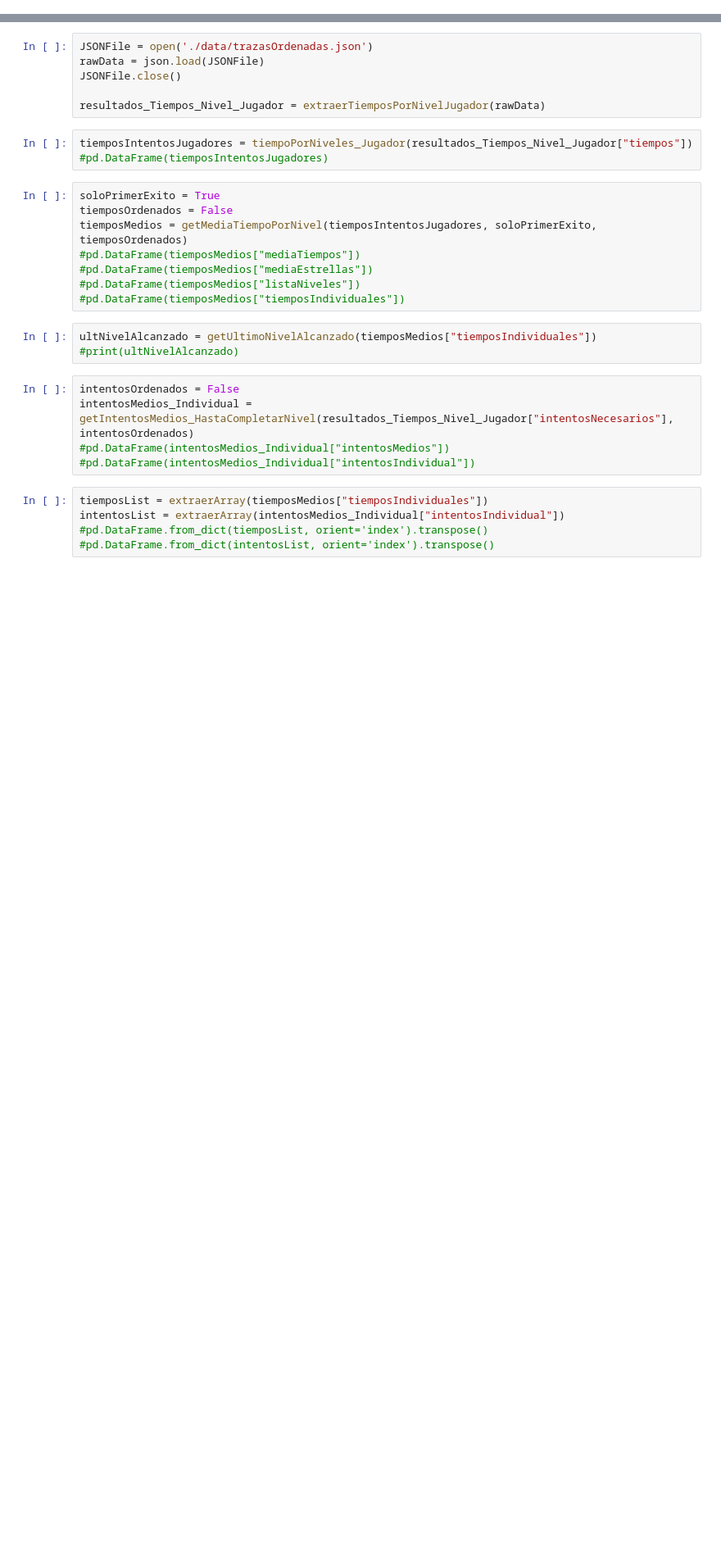
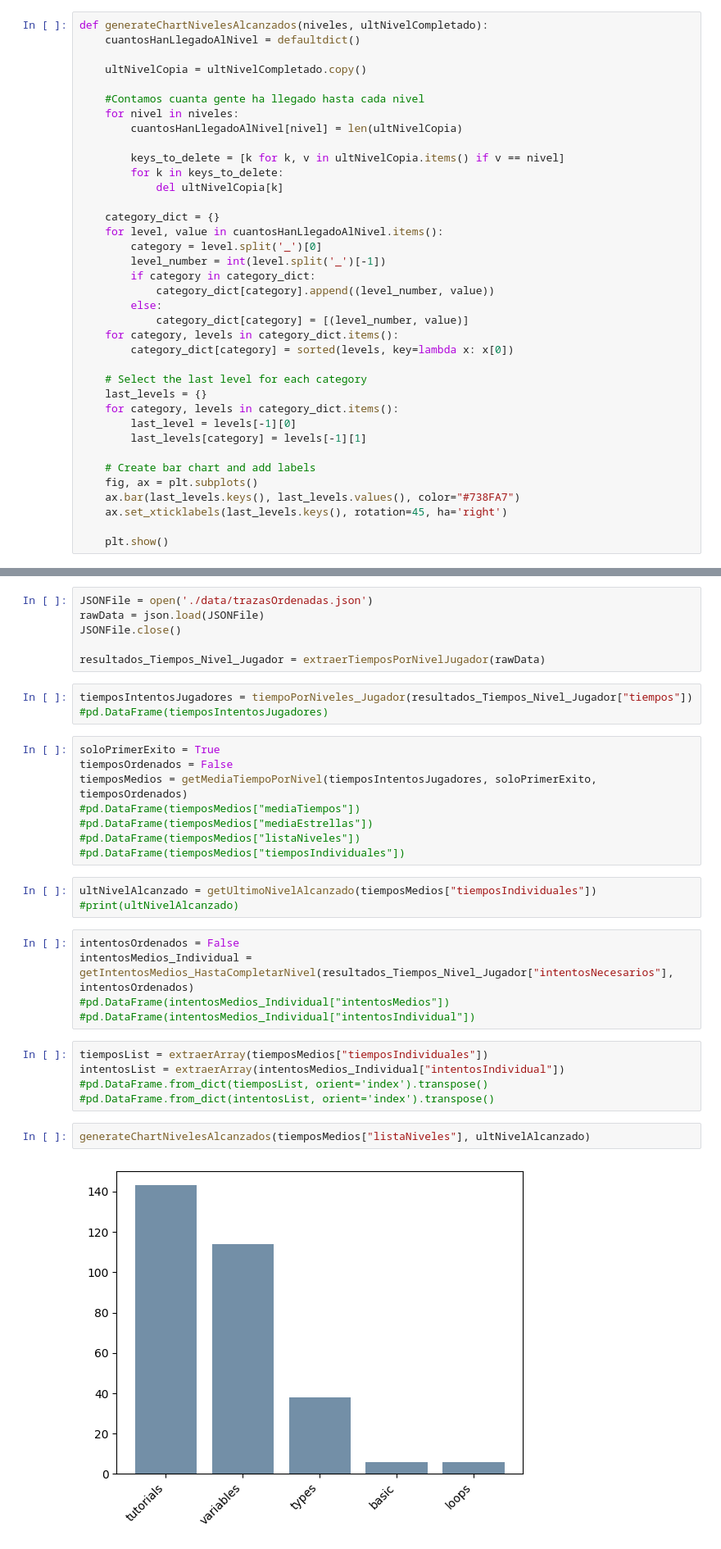
Before and after one commit to angelhort/TFG_Articoding_22-23, a Jupyter notebook: main.ipynb, the cells around one changed output, grey strips where cells are left out. Shown at 82% size. Saved outputs shown, nothing was run; the diff lists cells and outputs as text; blank space fills up the shorter version.

```diff
--- a/main.ipynb
+++ b/main.ipynb
@@ -220,6 +235,43 @@ def create_boxplots(data_dict):
     ax.tick_params(axis='x', labelrotation=45)
 
     return boxplots
+# %%
+def generateChartNivelesAlcanzados(niveles, ultNivelCompletado):
+    cuantosHanLlegadoAlNivel = defaultdict()
+
+    ultNivelCopia = ultNivelCompletado.copy()
+
+    #Contamos cuanta gente ha llegado hasta cada nivel
+    for nivel in niveles:
+        cuantosHanLlegadoAlNivel[nivel] = len(ultNivelCopia)
+
+        keys_to_delete = [k for k, v in ultNivelCopia.items() if v == nivel]
+        for k in keys_to_delete:
+            del ultNivelCopia[k]
+
+    category_dict = {}
+    for level, value in cuantosHanLlegadoAlNivel.items():
+        category = level.split('_')[0]
+        level_number = int(level.split('_')[-1])
+        if category in category_dict:
+            category_dict[category].append((level_number, value))
+        else:
+            category_dict[category] = [(level_number, value)]
+    for category, levels in category_dict.items():
+        category_dict[category] = sorted(levels, key=lambda x: x[0])
+
+    # Select the last level for each category
+    last_levels = {}
+    for category, levels in category_dict.items():
+        last_level = levels[-1][0]
+        last_levels[category] = levels[-1][1]
+
+    # Create bar chart and add labels
+    fig, ax = plt.subplots()
+    ax.bar(last_levels.keys(), last_levels.values(), color="#738FA7")
+    ax.set_xticklabels(last_levels.keys(), rotation=45, ha='right')
+
+    plt.show()
 # %%
 pd.options.display.max_columns = None
 pd.set_option('display.max_colwidth', None)
@@ -254,6 +306,10 @@ tiemposList = extraerArray(tiemposMedios["tiemposIndividuales"])
 intentosList = extraerArray(intentosMedios_Individual["intentosIndividual"])
 #pd.DataFrame.from_dict(tiemposList, orient='index').transpose()
 #pd.DataFrame.from_dict(intentosList, orient='index').transpose()
+# %%
+generateChartNivelesAlcanzados(tiemposMedios["listaNiveles"], ultNivelAlcanzado)
+# %% [output]
+[figure, added]
 # %%
 boxplotsIntentos = create_boxplots(intentosList)
 # %% [output]
```
Also changed, not shown: parts of 7 cells of this notebook.
